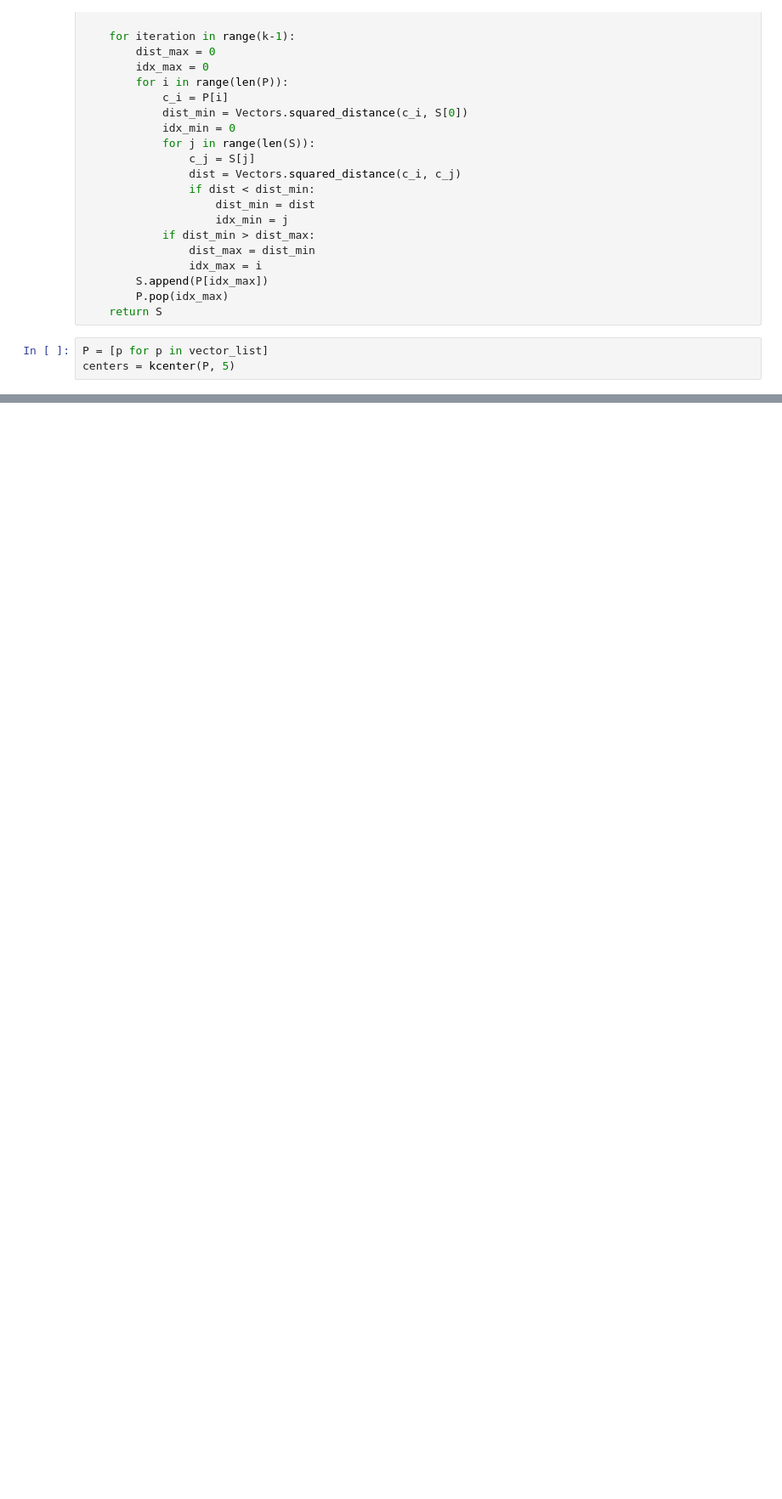
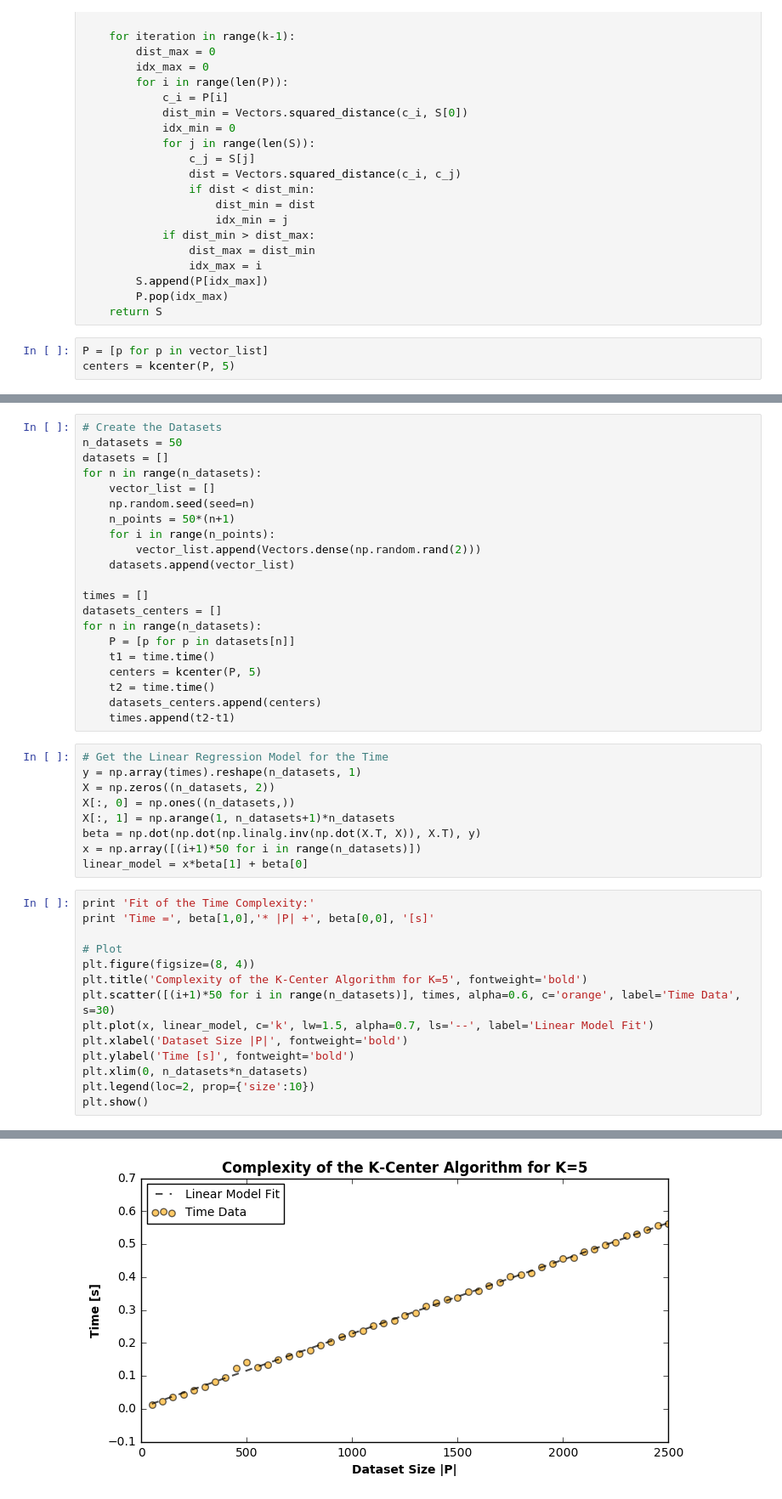
Before and after one commit to MatteoDrago/bdc-hw, a Jupyter notebook: Homework 3/Homework3_GC.ipynb, the cells around one changed output, grey strips where cells are left out. Shown: that part at 85% size. Drawn from its saved outputs; the diff is of its cells as text; blank space fills up the shorter version.

```diff
--- a/Homework 3/Homework3_GC.ipynb
+++ b/Homework 3/Homework3_GC.ipynb
@@ -91,0 +96,45 @@ plt.show()
+# %%
+# Create the Datasets
+n_datasets = 50
+datasets = []
+for n in range(n_datasets):
+    vector_list = []
+    np.random.seed(seed=n)
+    n_points = 50*(n+1)
+    for i in range(n_points):
+        vector_list.append(Vectors.dense(np.random.rand(2)))
+    datasets.append(vector_list)
+
+times = []
+datasets_centers = []
+for n in range(n_datasets):
+    P = [p for p in datasets[n]]
+    t1 = time.time()
+    centers = kcenter(P, 5)
+    t2 = time.time()
+    datasets_centers.append(centers)
+    times.append(t2-t1)
+# %%
+# Get the Linear Regression Model for the Time
+y = np.array(times).reshape(n_datasets, 1)
+X = np.zeros((n_datasets, 2))
+X[:, 0] = np.ones((n_datasets,))
+X[:, 1] = np.arange(1, n_datasets+1)*n_datasets
+beta = np.dot(np.dot(np.linalg.inv(np.dot(X.T, X)), X.T), y)
+x = np.array([(i+1)*50 for i in range(n_datasets)])
+linear_model = x*beta[1] + beta[0]
+# %%
+print 'Fit of the Time Complexity:'
+print 'Time =', beta[1,0],'* |P| +', beta[0,0], '[s]'
+
+# Plot
+plt.figure(figsize=(8, 4))
+plt.title('Complexity of the K-Center Algorithm for K=5', fontweight='bold')
+plt.scatter([(i+1)*50 for i in range(n_datasets)], times, alpha=0.6, c='orange', label='Time Data', s=30)
+plt.plot(x, linear_model, c='k', lw=1.5, alpha=0.7, ls='--', label='Linear Model Fit')
+plt.xlabel('Dataset Size |P|', fontweight='bold')
+plt.ylabel('Time [s]', fontweight='bold')
+plt.xlim(0, n_datasets*n_datasets)
+plt.legend(loc=2, prop={'size':10})
+plt.show()
+# %% [output]
@@ -91,0 +143 @@ plt.show()
+[figure, added]
```
Also changed, not shown: parts of 9 cells of this notebook.
